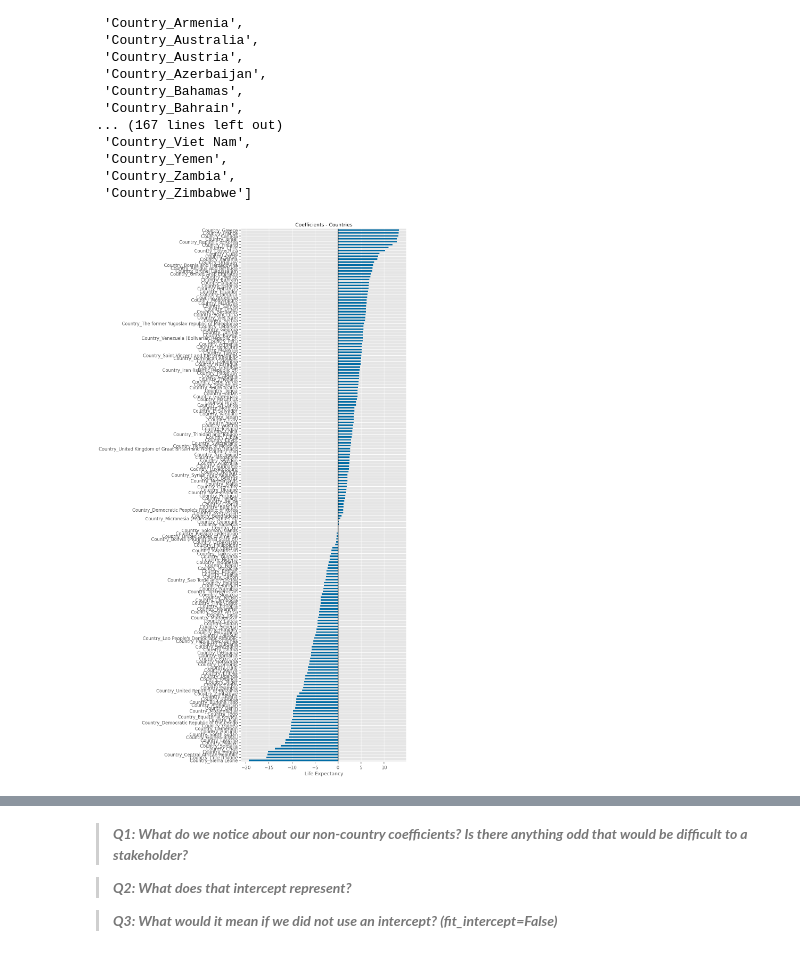
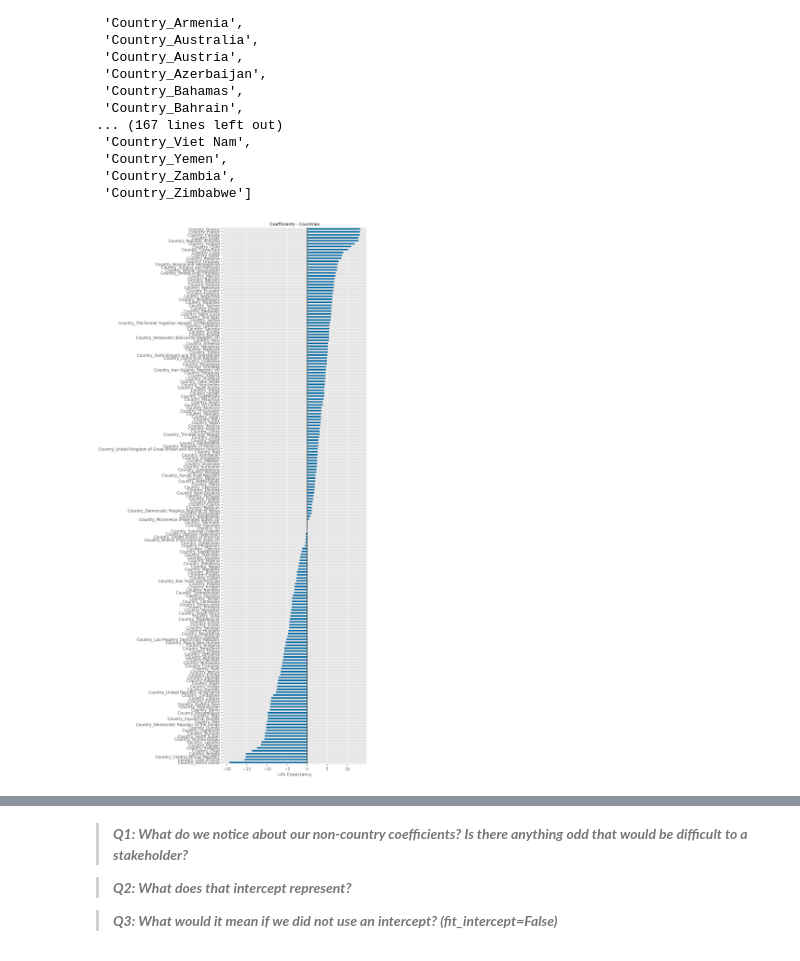
Before and after one commit to patelmedha/data-viz-wk17-codealongs-life-expectancy, a Jupyter notebook: Solutions/SOLUTIONS-Wk1-L01-CodeAlong-Life Expectancy.ipynb, the cells around one changed output, grey strips where cells are left out. Saved outputs shown, nothing was run; the diff lists cells and outputs as text; code cells hidden in the pictures.

Commit message:
Update Week 1 Lecture
Add scaled vs unscaled coefficients
More interpretation of coefficients

```diff
--- a/Solutions/SOLUTIONS-Wk1-L01-CodeAlong-Life Expectancy.ipynb
+++ b/Solutions/SOLUTIONS-Wk1-L01-CodeAlong-Life Expectancy.ipynb
@@ -59,6 +62,6 @@ from CODE import data_enrichment as de
 # %%
 import pandas as pd
-df = pd.read_csv("Data/Life Expectancy Data.csv")
+df = pd.read_csv("../Data/Life Expectancy Data.csv")
 df.info()
 df.head(3)
 # %% [output]
@@ -217,7 +219,7 @@ Pipeline(steps=[('simpleimputer', SimpleImputer())])
 cat_sel = make_column_selector(dtype_include='object')
 cat_pipe = make_pipeline(SimpleImputer(strategy='constant',
                                        fill_value='MISSING'),
-                         OneHotEncoder(handle_unknown='ignore', sparse=False,
+                         OneHotEncoder(handle_unknown='ignore', sparse_output=False,
                                       drop='if_binary'))
 # %%
 ## make the preprocessing column transformer
@@ -451,3 +486,7 @@ Length: 203, dtype: float64
 
 
 - Let's try the second option: separating the OHE countries.
+# %%
+ax = coefs.sort_values().plot(kind='barh', figsize=(8,35))
+ax.axvline(0, color='k')
+ax.set(xlabel='Life Expectancy', title="Coefficients - All");
@@ -473,10 +514,15 @@ country_feats
  'Country_Yemen',
  'Country_Zambia',
  'Country_Zimbabwe']
+# %%
+def plot_coefficients(coefs, figsize=(6,12)):
+    ax = coefs.sort_values().plot(kind='barh', figsize=figsize)
+    ax.axvline(0, color='k')
+    ax.set(xlabel='Life Expectancy', title="Coefficients - Countries")
+    plt.show();
 # %%
 ## Plot country ceoffs
-ax = coefs[country_feats].sort_values().plot(kind='barh', figsize=(8,26))
-ax.axvline(0, color='k')
-ax.set(xlabel='Life Expectancy', title="Coefficients - Countries");
+
+plot_coefficients(coefs[country_feats], figsize=(8,30))
 # %% [output]
-[figure, old version]
+[figure, new version]
```
Also changed, not shown: parts of 44 cells of this notebook, 5 other files.
